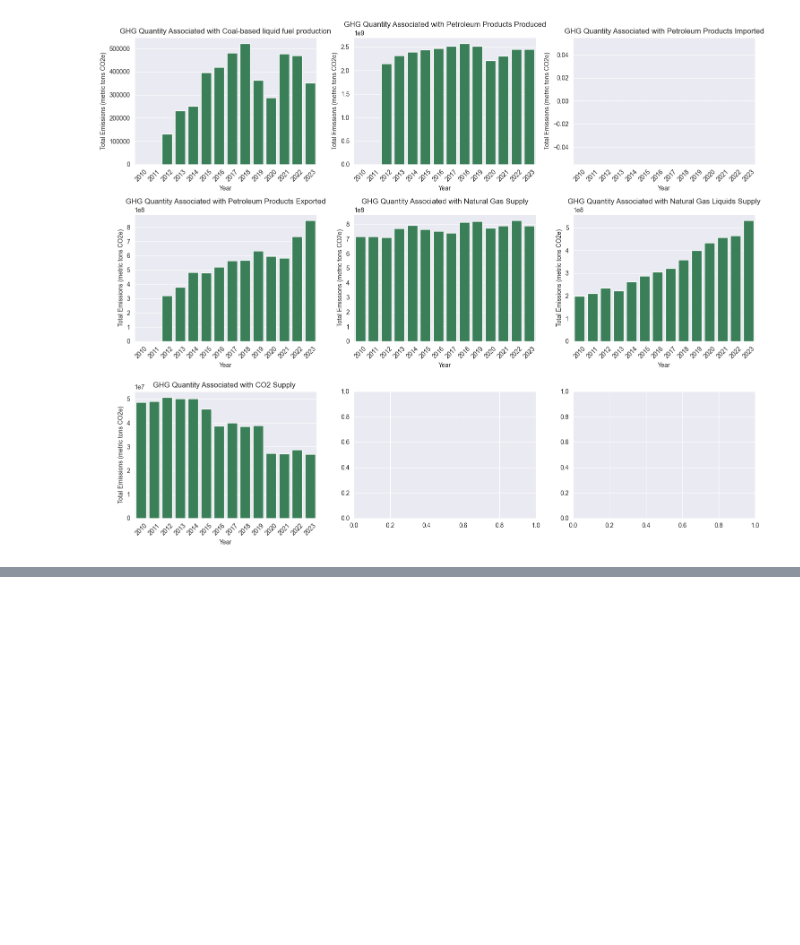
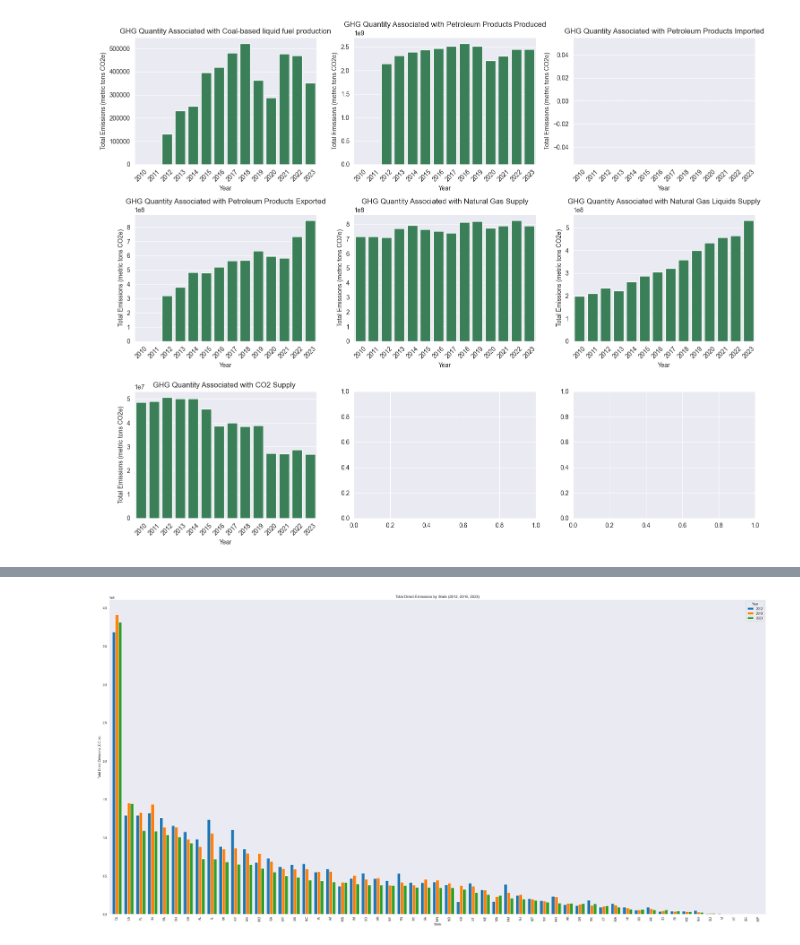
Before and after one commit to edgi-govdata-archiving/GHG-CDP, a Jupyter notebook: SOE_GHG_2.ipynb, the cells around one changed output, grey strips where cells are left out. Saved outputs shown, nothing was run; the diff lists cells and outputs as text; code cells hidden in the pictures; blank space fills up the shorter version.

Commit message:
update SOE_GHG_2 for state aggregated data
Includes an image that I saved to the output folder which shows "total direct emissions" for 2012, 2018, and 2023 for every state.

```diff
--- a/SOE_GHG_2.ipynb
+++ b/SOE_GHG_2.ipynb
@@ -161,6 +120,8 @@ for year in years:
         for col in supplier_columns:
             if col not in df_sup.columns:
                 df_sup[col] = 0.0
+            else:
+                df_sup[col] = pd.to_numeric(df_sup[col], errors="coerce")
 
         # Now select columns (guaranteed to exist)
         keep_cols = ["Facility Id", "Facility Name"] + supplier_columns
@@ -170,7 +131,7 @@ for year in years:
         #print(df_sup.head())
 
         # Aggregate to facility-year level
-        df_sup = df_sup.groupby(["Facility Id", "Facility Name", "Year"], as_index=False).sum(numeric_only=False)
+        df_sup = df_sup.groupby(["Facility Id", "Facility Name", "Year"], as_index=False).sum(numeric_only=True)
         #print(df_sup.head())
 
         year_dfs.append(df_sup)
@@ -210,12 +171,9 @@ aggregated_all_years = pd.concat(all_data, ignore_index=True)
 all_columns = sorted(set().union(*(df.columns for df in all_data)))
 aggregated_all_years = aggregated_all_years.reindex(columns=all_columns)
 
-# Final aggregation in case of overlapping facility records
-# aggregated_all_years = (
-#     aggregated_all_years
-#     .groupby(["Facility Id", "Facility Name", "Year"], as_index=False)
-#     .agg(lambda x: x.sum() if pd.api.types.is_numeric_dtype(x) else x.dropna().iloc[0] if len(x.dropna()) else pd.NA)
-# )
+aggregated_all_years["Total Direct Emissions"] = aggregated_all_years[direct_columns].sum(axis=1, skipna=True)
+aggregated_all_years["Total Supplier Emissions"] = aggregated_all_years[supplier_columns].sum(axis=1, skipna=True)
+aggregated_all_years["Total Emissions"] = (aggregated_all_years["Total Direct Emissions"] + aggregated_all_years["Total Supplier Emissions"])
 
 print("\n=== Aggregated Emissions (Sample) ===")
 print(aggregated_all_years.head())
@@ -497,0 +513,43 @@ TOP DIRECT EMITTERS BY FACILITY:
+# %%
+# Graph view of state-level emissions data
+sns.set_style("dark")
+
+def plot_state_emissions_grouped(years, emissions_category="Total Emissions"):
+    """
+    Plot grouped bar chart of state emissions for multiple years.
+    States are ordered by emissions amount in the last year given, descending.
+    """
+
+    # Ensure years are sorted
+    years = sorted(years)
+
+    # Slice all requested years
+    df_slice = (
+        state_grouped
+        .loc[(slice(None), years), emissions_category]
+        .unstack("Year")
+    )
+
+    # Sort states by the last year's emissions
+    df_slice = df_slice.sort_values(years[-1], ascending=False)
+
+    # Plot
+    ax = df_slice.plot(
+        kind="bar",
+        figsize=(30, 15),
+        width=0.8
+    )
+
+    ax.set_title(f"{emissions_category} by State ({', '.join(map(str, years))})")
+    ax.set_xlabel("State")
+    ax.set_ylabel(f"{emissions_category} (CO₂e)")
+    ax.legend(title="Year")
+    ax.tick_params(axis="x", rotation=90)
+
+    plt.tight_layout()
+    plt.show()
+
+category = "Total Direct Emissions"
+plot_state_emissions_grouped([2012, 2018, 2023], emissions_category=category)
+# %% [output]
+[figure, added]
```
Also changed, not shown: parts of 6 cells of this notebook, 8 other files.
